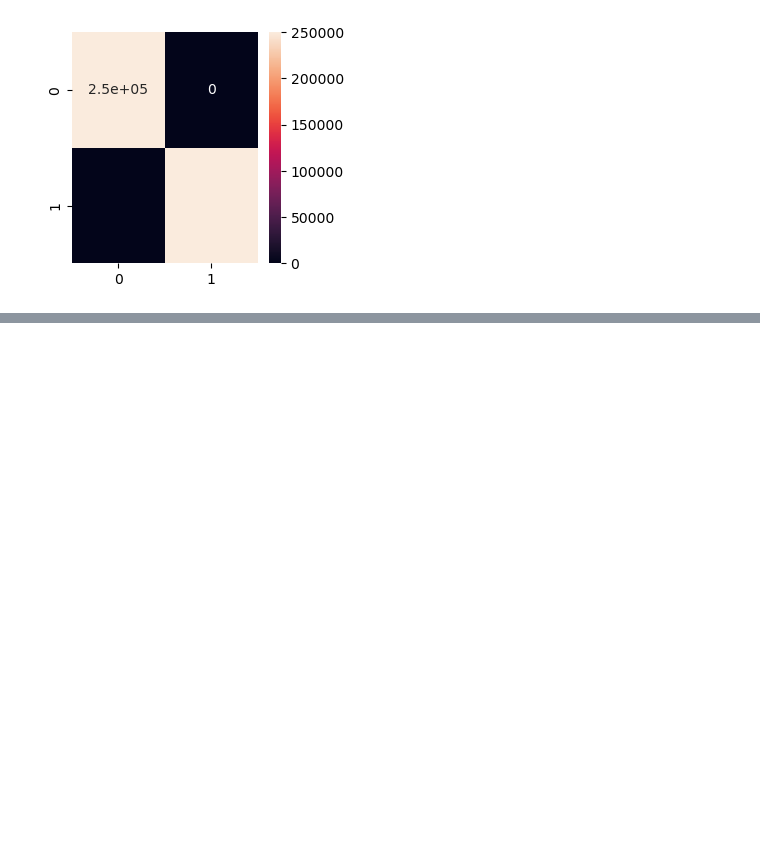
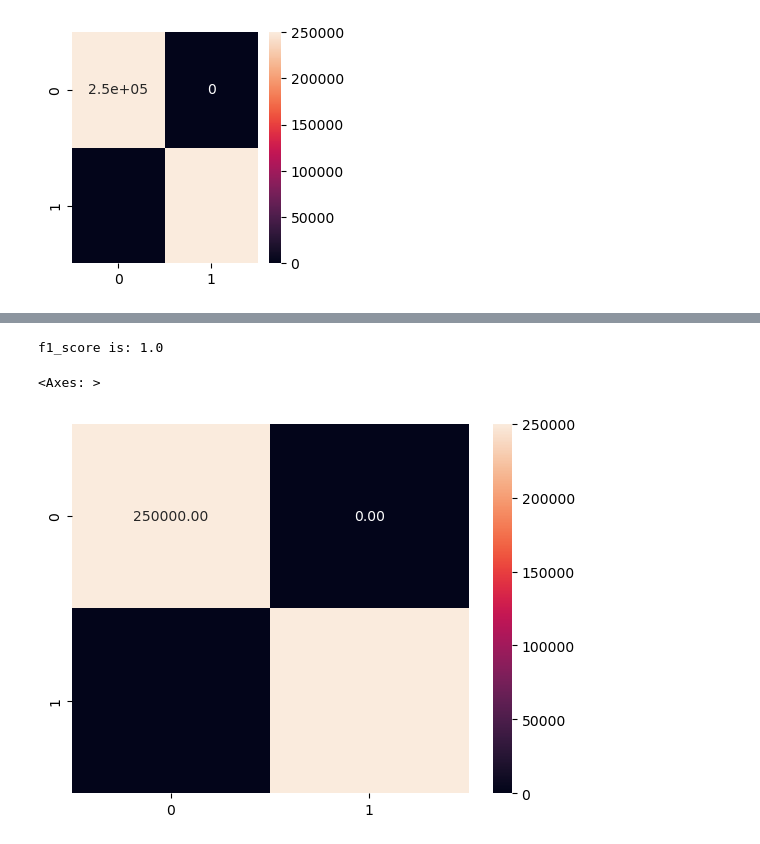
Before and after one commit to Time4045/Classification_phishing_url, a Jupyter notebook: phishing_url.ipynb, the cells around one changed output, grey strips where cells are left out. Drawn from its saved outputs; the diff is of its cells as text; code cells hidden in the pictures; blank space fills up the shorter version.

```diff
--- a/phishing_url.ipynb
+++ b/phishing_url.ipynb
@@ -147,0 +167,3 @@ R2_score is: 1.0
+# %%
+study=optuna.create_study(direction='maximize', study_name='xgb_model')
+study.optimize(objective, n_trials=50)
@@ -147,0 +189,3 @@ R2_score is: 1.0
+# %%
+clf=XGBClassifier(**study.best_params)
+clf.fit(X_train,y_train)
@@ -147,0 +205,8 @@ R2_score is: 1.0
+# %%
+y_pred_xgb=clf.predict(X_test)
+print(f'f1_score is: {f1_score(y_test,y_pred_xgb)}')
+sns.heatmap(confusion_matrix(y_test,y_pred_xgb), annot=True, fmt='.2f')
+# %% [output]
+f1_score is: 1.0
+<Axes: >
+[figure, added]
```
Also changed, not shown: parts of 4 cells of this notebook.
